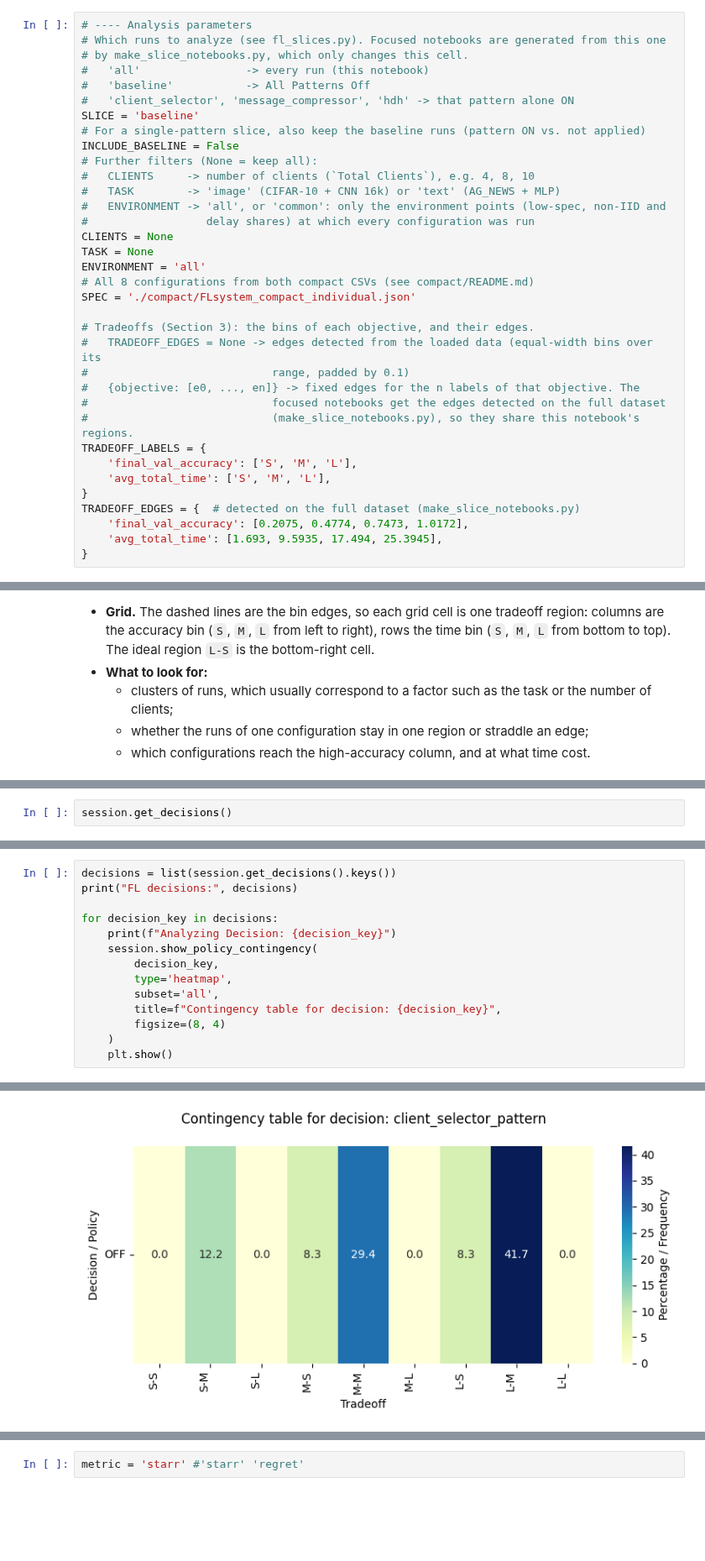
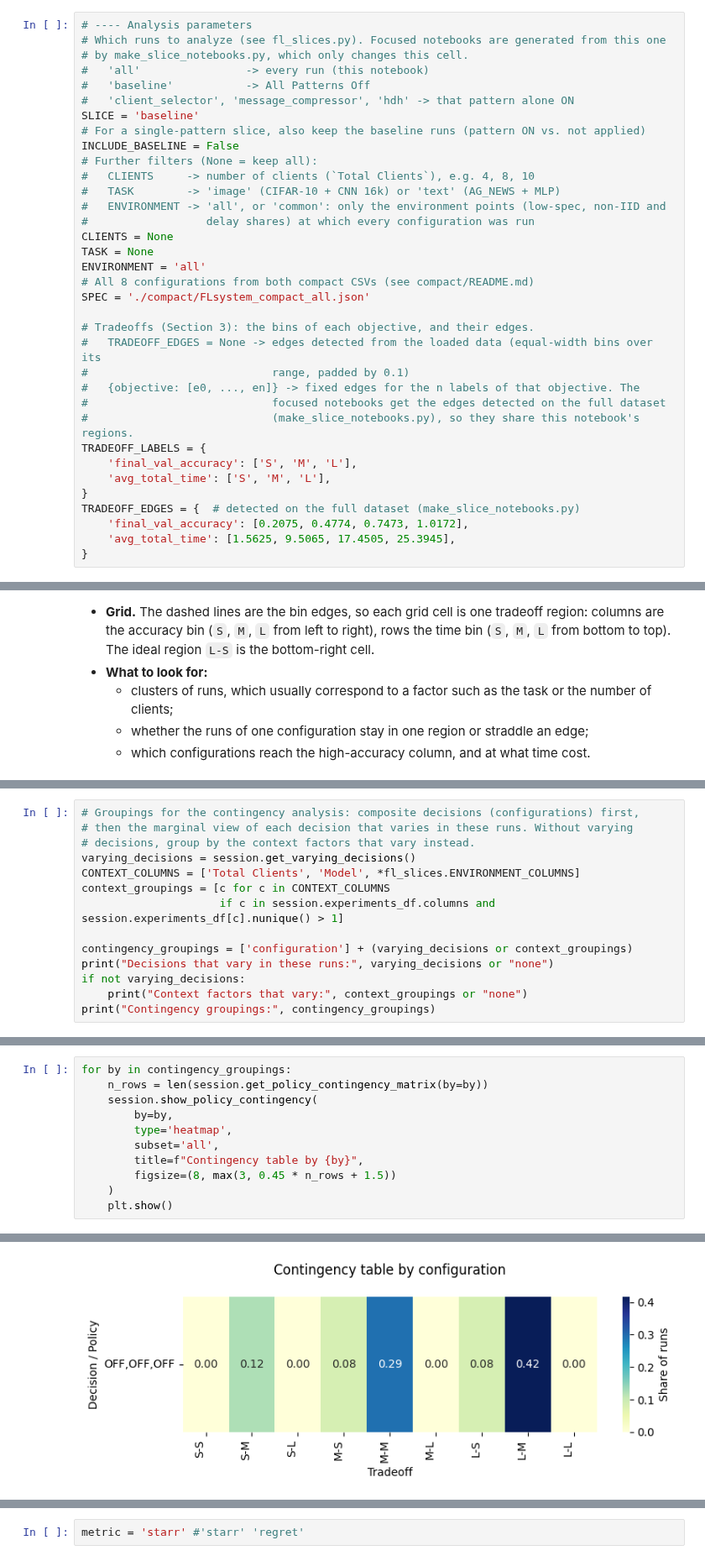
Before and after one commit to andresdp/patterns-sa, a Jupyter notebook: federatedlearning/analysis-fl-baseline.ipynb, the cells around one changed output, grey strips where cells are left out. Shown at 84% size. Drawn from its saved outputs; the diff is of its cells as text; blank space fills up the shorter version.

Commit message:
Add compact FL analysis and specification-aware box context

```diff
--- a/federatedlearning/analysis-fl-baseline.ipynb
+++ b/federatedlearning/analysis-fl-baseline.ipynb
@@ -60,7 +61,7 @@ CLIENTS = None
 TASK = None
 ENVIRONMENT = 'all'
 # All 8 configurations from both compact CSVs (see compact/README.md)
-SPEC = './compact/FLsystem_compact_individual.json'
+SPEC = './compact/FLsystem_compact_all.json'
 
 # Tradeoffs (Section 3): the bins of each objective, and their edges.
 #   TRADEOFF_EDGES = None -> edges detected from the loaded data (equal-width bins over its
@@ -74,7 +75,7 @@ TRADEOFF_LABELS = {
 }
 TRADEOFF_EDGES = {  # detected on the full dataset (make_slice_notebooks.py)
     'final_val_accuracy': [0.2075, 0.4774, 0.7473, 1.0172],
-    'avg_total_time': [1.693, 9.5935, 17.494, 25.3945],
+    'avg_total_time': [1.5625, 9.5065, 17.4505, 25.3945],
 }
 # %% [markdown]
 ## 1. Load System & Model Summary
@@ -364,3 +376,15 @@ A decision with a single policy in the loaded runs (for example in a single-patt
 # %%
-session.get_decisions()
+# Groupings for the contingency analysis: composite decisions (configurations) first,
+# then the marginal view of each decision that varies in these runs. Without varying
+# decisions, group by the context factors that vary instead.
+varying_decisions = session.get_varying_decisions()
+CONTEXT_COLUMNS = ['Total Clients', 'Model', *fl_slices.ENVIRONMENT_COLUMNS]
+context_groupings = [c for c in CONTEXT_COLUMNS
+                     if c in session.experiments_df.columns and session.experiments_df[c].nunique() > 1]
+
+contingency_groupings = ['configuration'] + (varying_decisions or context_groupings)
+print("Decisions that vary in these runs:", varying_decisions or "none")
+if not varying_decisions:
+    print("Context factors that vary:", context_groupings or "none")
+print("Contingency groupings:", contingency_groupings)
 # %% [output]
@@ -370,15 +394,12 @@ session.get_decisions()
 # %%
-decisions = list(session.get_decisions().keys())
-print("FL decisions:", decisions)
-
-for decision_key in decisions:
-    print(f"Analyzing Decision: {decision_key}")
+for by in contingency_groupings:
+    n_rows = len(session.get_policy_contingency_matrix(by=by))
     session.show_policy_contingency(
-        decision_key,
+        by=by,
         type='heatmap',
         subset='all',
-        title=f"Contingency table for decision: {decision_key}",
-        figsize=(8, 4)
+        title=f"Contingency table by {by}",
+        figsize=(8, max(3, 0.45 * n_rows + 1.5))
     )
     plt.show()
 # %% [output]
@@ -388 +406 @@ Warning: Using approximate match for decision: fl_system:client_selector_pattern
-[figure, old version]
+[figure, new version]
```
Also changed, not shown: parts of 67 cells of this notebook, 41 other files.
